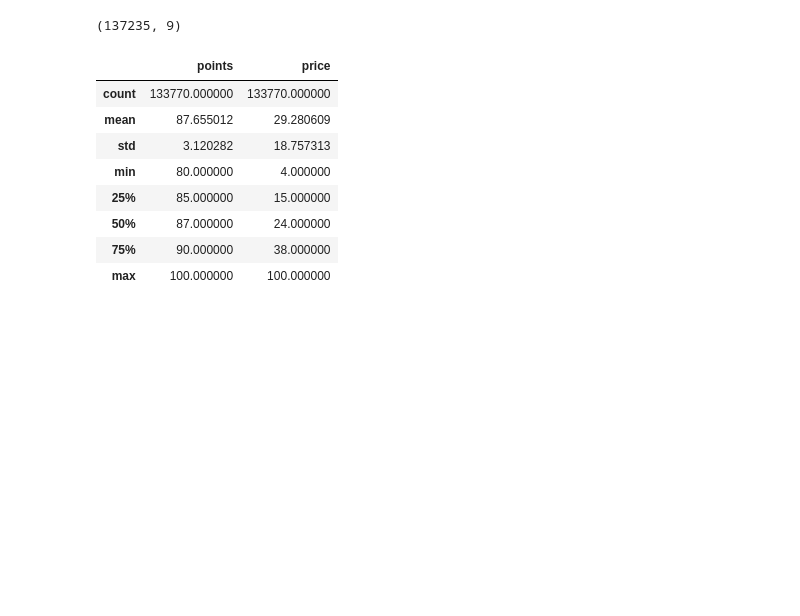
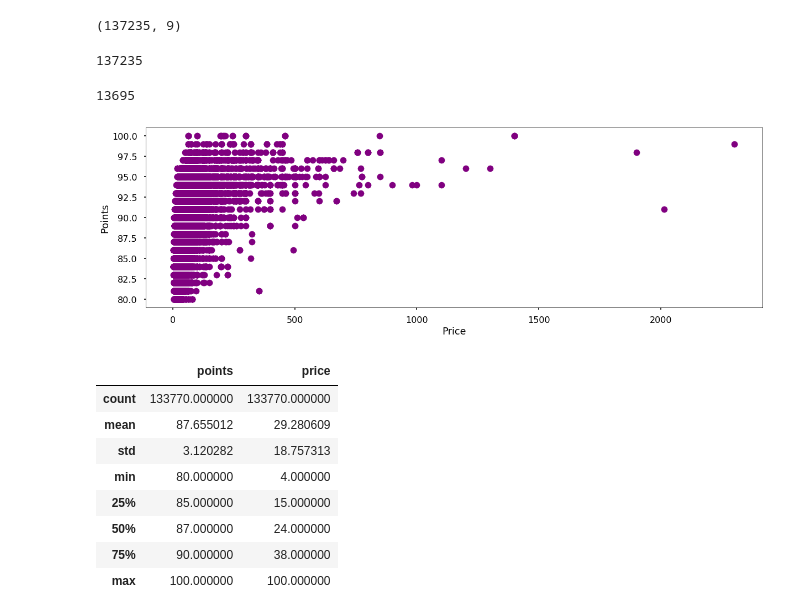
Before and after one commit to broepke/UCSanDiegoX, a Jupyter notebook: Week-9-FinalProject/broepke - Wine.ipynb, the cells around one changed output. Drawn from its saved outputs; the diff is of its cells as text; code cells hidden in the pictures; blank space fills up the shorter version.

```diff
--- a/Week-9-FinalProject/broepke - Wine.ipynb
+++ b/Week-9-FinalProject/broepke - Wine.ipynb
@@ -108,6 +109,32 @@ dtype: bool
 wine.shape
 # %% [output]
 (137235, 9)
+# %%
+len_after = len(wine)
+len_after
+# %% [output]
+137235
+# %%
+print(len_before - len_after)
+# %% [output]
+13695
+# %%
+plt.figure(figsize=(20,6))
+plt.style.use('seaborn-poster')
+
+x = wine['price']
+y = wine['points']
+
+plt.scatter(x, y, color='purple')
+plt.xlabel("Price")
+plt.ylabel("Points")
+
+# If plotting the entire dataset with the expensive wine, use Log scale
+# plt.xscale('log')
+
+plt.show()
+# %% [output]
+[figure, added]
 # %%
 filter = wine['price'] <= 100
 wine = wine[filter]
```
Also changed, not shown: parts of 14 cells of this notebook.
